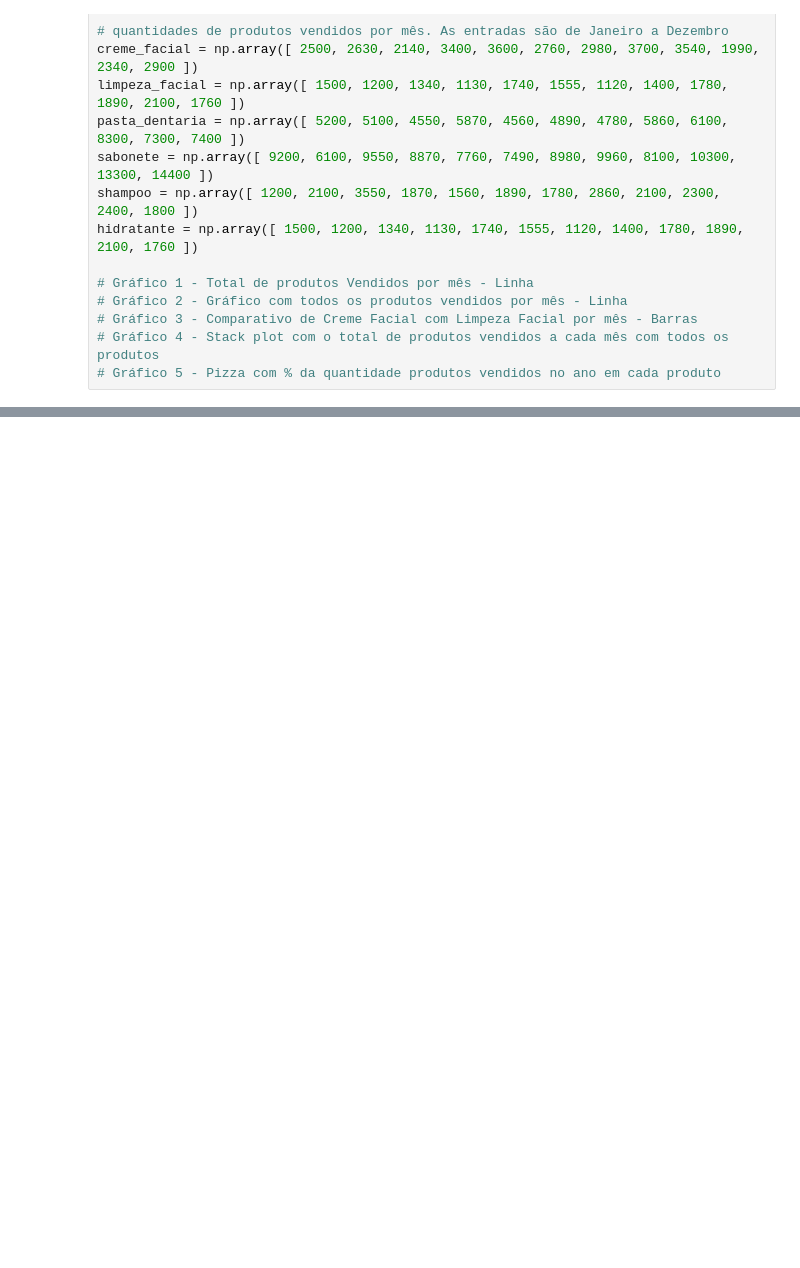
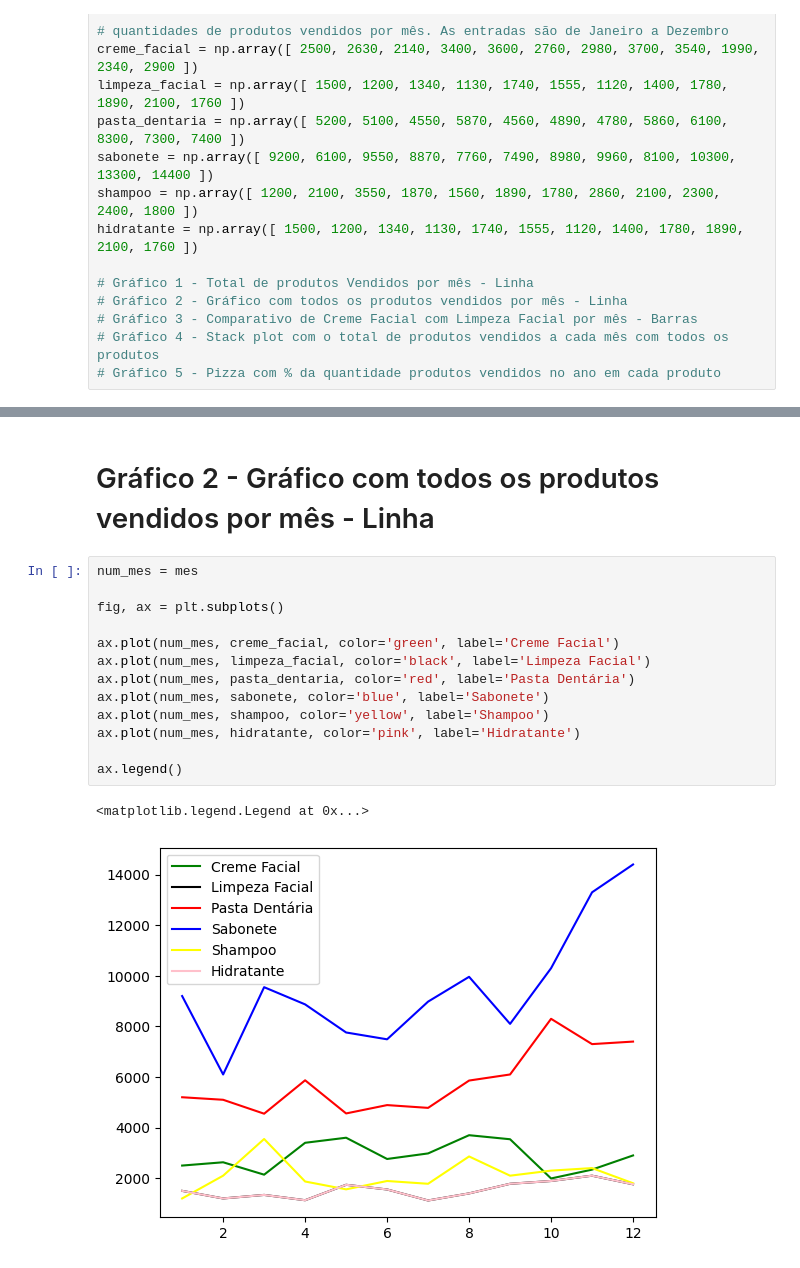
Before and after one commit to EricDonat0/exercicios-pi-iv, a Jupyter notebook: 3- Vendas matplot/Matplot.ipynb, the cells around one changed output, grey strips where cells are left out. Drawn from its saved outputs; the diff is of its cells as text; blank space fills up the shorter version.

```diff
--- a/3- Vendas matplot/Matplot.ipynb
+++ b/3- Vendas matplot/Matplot.ipynb
@@ -33,0 +31,18 @@ ax.plot(x, shampoo + hidratante)
+# %% [markdown]
+# Gráfico 2 - Gráfico com todos os produtos vendidos por mês - Linha
+# %%
+num_mes = mes
+
+fig, ax = plt.subplots()
+
+ax.plot(num_mes, creme_facial, color='green', label='Creme Facial')
+ax.plot(num_mes, limpeza_facial, color='black', label='Limpeza Facial')
+ax.plot(num_mes, pasta_dentaria, color='red', label='Pasta Dentária')
+ax.plot(num_mes, sabonete, color='blue', label='Sabonete')
+ax.plot(num_mes, shampoo, color='yellow', label='Shampoo')
+ax.plot(num_mes, hidratante, color='pink', label='Hidratante')
+
+ax.legend()
+# %% [output]
+<matplotlib.legend.Legend at 0x...>
+[figure, added]
```
Also changed, not shown: parts of 9 cells of this notebook.
